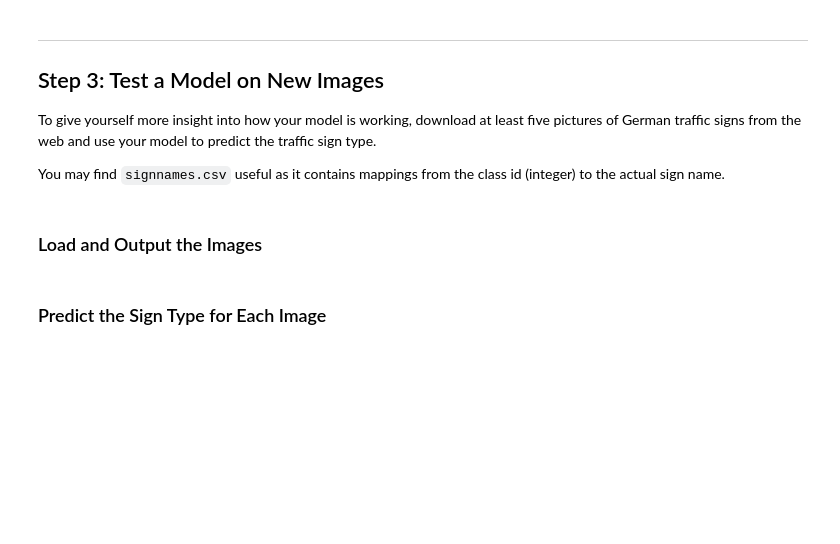
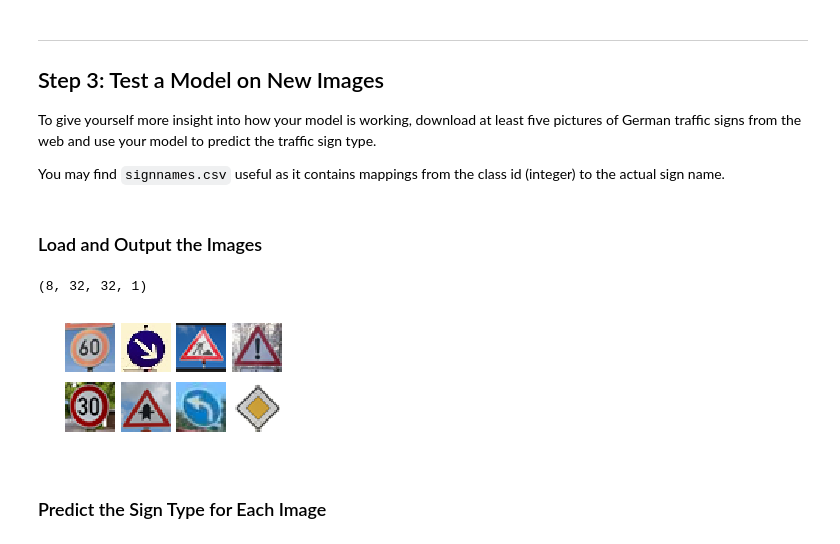
Before and after one commit to Sundeedee/CarND-Traffic-Sign-Classifier-Project, a Jupyter notebook: Traffic_Sign_Classifier.ipynb, the cells around one changed output. Drawn from its saved outputs; the diff is of its cells as text; code cells hidden in the pictures; blank space fills up the shorter version.

```diff
--- a/Traffic_Sign_Classifier.ipynb
+++ b/Traffic_Sign_Classifier.ipynb
@@ -360,12 +360,12 @@ sets imply underfitting. A high accuracy on the training set but low accuracy on
 ### the accuracy on the test set should be calculated and reported as well.
 ### Feel free to use as many code cells as needed.
 EPOCHS = 60
-BATCH_SIZE = 200
-keep_prob = 0.8
+BATCH_SIZE = 250
 rate = 0.0005
 tf.reset_default_graph()
 x = tf.placeholder(tf.float32, (None, 32, 32, 1))
 y = tf.placeholder(tf.int32, (None))
+keep_prob = tf.placeholder(tf.float32)
 one_hot_y = tf.one_hot(y, 43)
 def LeNet(x):
     # Arguments used for tf.truncated_normal, randomly defines variables for the weights and biases for each layer
@@ -384,7 +384,7 @@ def LeNet(x):
        'bfc2':tf.Variable(tf.zeros([800])),
        'bfc3':tf.Variable(tf.zeros([43]))}
     # TODO: Layer 1: Convolutional. Input = 32x32x1. Output = 28x28x6.
-    x = tf.nn.conv2d(x,weights['wc1'],strides=[1, 1, 1, 1],padding = 'VALID')
+    x = tf.nn.conv2d(x,weights['wc1'],strides=[1, 1, 1, 1],padding = 'VALID',name='conv1')
     x = tf.nn.bias_add(x,bias['bc1'])
     # TODO: Activation.
     x = tf.nn.relu(x)
@@ -392,7 +392,7 @@ def LeNet(x):
     x = tf.nn.max_pool(x,ksize = [1,2,2,1],strides = [1,2,2,1],padding = 'VALID')
     layer1 = x
     # TODO: Layer 2: Convolutional. Output = 10x10x16.
-    x = tf.nn.conv2d(x,weights['wc2'],strides=[1, 1, 1, 1],padding = 'VALID')
+    x = tf.nn.conv2d(x,weights['wc2'],strides=[1, 1, 1, 1],padding = 'VALID',name='conv2')
     x = tf.nn.bias_add(x,bias['bc2'])
     # TODO: Activation.
 
@@ -401,7 +401,7 @@ def LeNet(x):
     x = tf.nn.max_pool(x,ksize = [1,2,2,1],strides = [1,2,2,1],padding = 'VALID')
     layer2 = x
     # TODO: Layer 2.5: Convolutional. Output = 3x3x64.
-    x = tf.nn.conv2d(x,weights['wc3'],strides=[1, 1, 1, 1],padding = 'VALID')
+    x = tf.nn.conv2d(x,weights['wc3'],strides=[1, 1, 1, 1],padding = 'VALID',name='conv3')
     x = tf.nn.bias_add(x,bias['bc3'])
     x = tf.nn.relu(x)
     layer3 = x
@@ -432,7 +432,7 @@ def evaluate(X_data, y_data):
     sess = tf.get_default_session()
     for offset in range(0, num_examples, BATCH_SIZE):
         batch_x, batch_y = X_data[offset:offset+BATCH_SIZE], y_data[offset:offset+BATCH_SIZE]
-        accuracy = sess.run(accuracy_operation, feed_dict={x: batch_x, y: batch_y})
+        accuracy = sess.run(accuracy_operation, feed_dict={x: batch_x, y: batch_y, keep_prob: 1.0})
         total_accuracy += (accuracy * len(batch_x))
     return total_accuracy / num_examples
 
@@ -451,7 +451,7 @@ with tf.Session() as sess:
             end = offset + BATCH_SIZE
             batch_x, batch_y = X_train[offset:end], y_train[offset:end]
 
-            sess.run(training_operation, feed_dict={x: batch_x, y: batch_y})
+            sess.run(training_operation, feed_dict={x: batch_x, y: batch_y, keep_prob: 0.8})
 
 
         validation_accuracy = evaluate(X_valid, y_valid)
@@ -502,3 +499,31 @@ You may find `signnames.csv` useful as it contains mappings from the class id (i
+# %%
+### Load the images and plot them here.
+### Feel free to use as many code cells as needed.
+import glob
+import matplotlib.image as mpimg
+
+fig, axs = plt.subplots(2,4, figsize=(4, 2))
+fig.subplots_adjust(hspace = .2, wspace=.001)
+axs = axs.ravel()
+
+my_images = []
+
+for i, img in enumerate(glob.glob('./Online-testimg/*x.png')):
+    image = cv2.imread(img)
+    axs[i].axis('off')
+    axs[i].imshow(cv2.cvtColor(image, cv2.COLOR_BGR2RGB))
+    my_images.append(image)
+
+my_images = np.asarray(my_images)
+
+my_images_gry = preprocess(my_images)
+
+my_images_normalized = normalize(my_images_gry)
+
+print(my_images_normalized.shape)
+# %% [output]
+(8, 32, 32, 1)
+[figure, added]
 # %% [markdown]
 ### Predict the Sign Type for Each Image
 # %%
```
Also changed, not shown: parts of 12 cells of this notebook, 20 other files.
